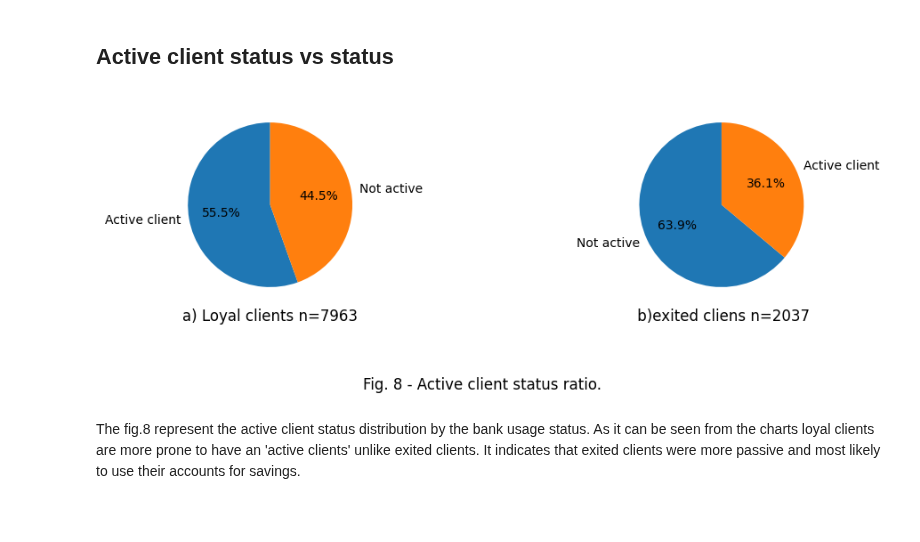
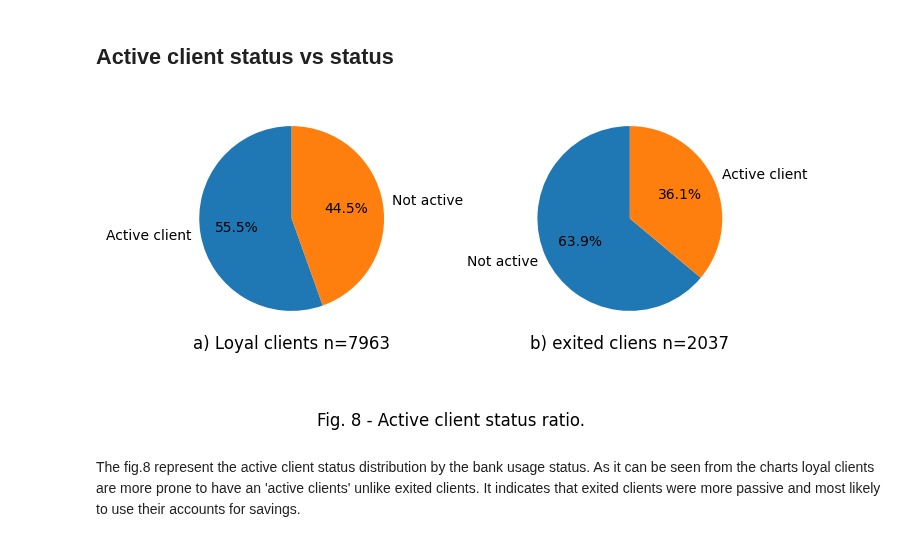
Before and after one commit to Alex1iv/Bank_customers_outflow, a Jupyter notebook: notebooks/Bank_clients_en.ipynb, the cells around one changed output. Cells and saved outputs as stored; diff of their text form; code cells hidden in the pictures; blank space fills up the shorter version.

```diff
--- a/notebooks/Bank_clients_en.ipynb
+++ b/notebooks/Bank_clients_en.ipynb
@@ -276,30 +269,33 @@ The figure indicates that exited clients were unsatisfied with the number of ser
 # %% [markdown]
 ## Active client status vs status
 # %%
-fig, (ax1, ax2) = plt.subplots(1, 2, figsize=(12, 3))
+fig, (ax1, ax2) = plt.subplots(1, 2, figsize=(8, 3))
 labels = 'Active client', 'Not active'
 labels1 =  'Not active', 'Active client'
+loyal_cli = churn_df[churn_df['client status'] == 'Loyal']['IsActiveMember'].value_counts().sort_values(ascending=False)
+exited_cli = churn_df[churn_df['client status'] == 'Exited']['IsActiveMember'].value_counts().sort_values(ascending=False)
 
 ax1.pie(
-    churn_df[churn_df['client status'] == 'Loyal']['IsActiveMember'].value_counts().sort_values(ascending=False),
+    loyal_cli,
     labels=labels,
     autopct='%1.1f%%',
     startangle=90,
 )
 
 
 ax2.pie(
-    churn_df[churn_df['client status'] == 'Exited']['IsActiveMember'].value_counts().sort_values(ascending=False),
+    exited_cli,
     labels=labels1,
     autopct='%1.1f%%',
     startangle=90,
 )
 
 fig.suptitle('Fig. 8 - Active client status ratio.', fontsize=12, y=-0.15)
 ax1.set_title('a) Loyal clients n=7963', loc='center', y=-0.1)
-ax2.set_title(' b)exited cliens n=2037', loc='center', y=-0.1);
+ax2.set_title('b) exited cliens n=2037', loc='center', y=-0.1);
+#fig.legend(loc='upper right', title='Active client status')
 # %% [output]
-[figure, old version]
+[figure, new version]
 # %% [markdown]
 The fig.8 represent the active client status distribution by the bank usage status. As it can be seen from the charts loyal clients are more prone to have an 'active clients' unlike exited clients. It indicates that exited clients were more passive and most likely to use their accounts for savings.
 # %% [markdown]
```
Also changed, not shown: parts of 22 cells of this notebook, 10 other files.
